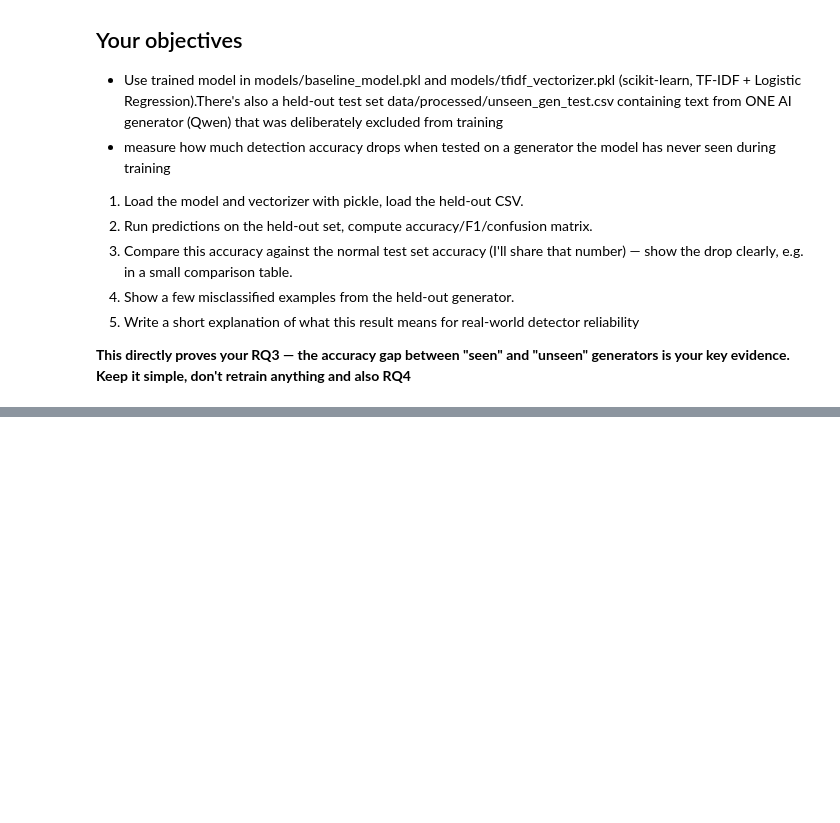
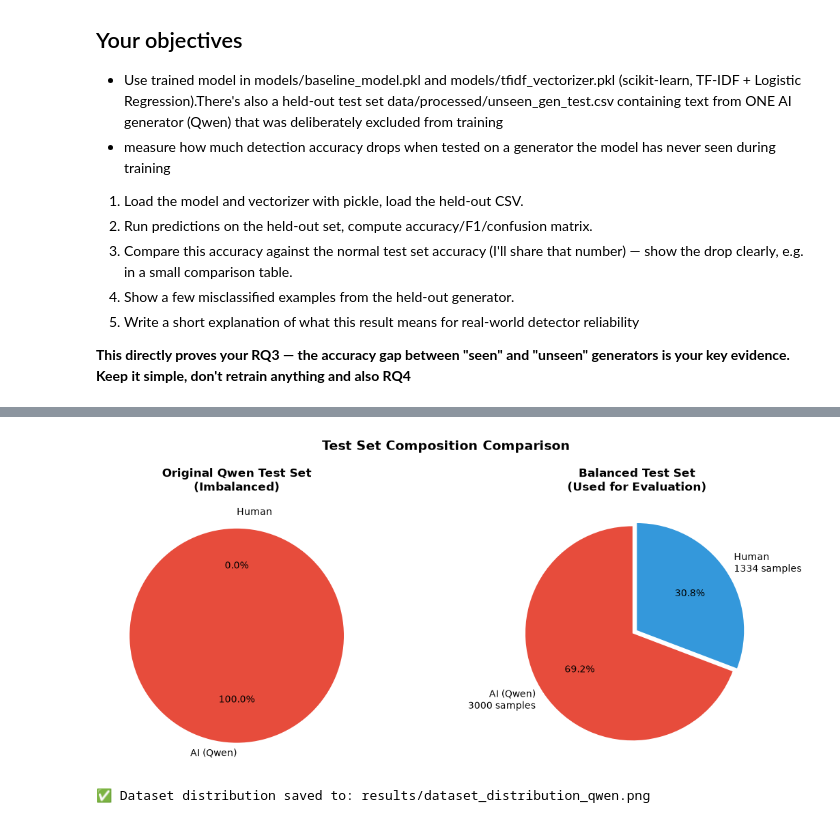
Before and after one commit to musharraf-Mac/AI-Text-Detection-NIA, a Jupyter notebook: notebooks/04_obj4_unsee_gen.ipynb, the cells around one changed output, grey strips where cells are left out. Cells and saved outputs as stored; diff of their text form; code cells hidden in the pictures; blank space fills up the shorter version.

```diff
--- a/notebooks/04_obj4_unsee_gen.ipynb
+++ b/notebooks/04_obj4_unsee_gen.ipynb
@@ -27,0 +1197,24 @@ result = predict_batch(held_out)
+# %%
+# Show dataset distribution
+fig, (ax1, ax2) = plt.subplots(1, 2, figsize=(12, 5))
+
+# Qwen test set distribution (original)
+original_dist = [3000, 0]  # All AI, no human
+ax1.pie(original_dist, labels=['AI (Qwen)', 'Human'], autopct='%1.1f%%',
+        colors=['#e74c3c', '#3498db'], startangle=90, explode=(0.05, 0))
+ax1.set_title('Original Qwen Test Set\n(Imbalanced)', fontsize=12, fontweight='bold')
+
+# Balanced test set distribution
+balanced_dist = [3000, 1334]  # AI + Human
+ax2.pie(balanced_dist, labels=[f'AI (Qwen)\n{3000} samples', f'Human\n{1334} samples'],
+        autopct='%1.1f%%', colors=['#e74c3c', '#3498db'], startangle=90, explode=(0.05, 0))
+ax2.set_title('Balanced Test Set\n(Used for Evaluation)', fontsize=12, fontweight='bold')
+
+plt.suptitle('Test Set Composition Comparison', fontsize=14, fontweight='bold')
+plt.tight_layout()
+plt.savefig('../results/dataset_distribution_qwen.png', dpi=300, bbox_inches='tight')
+plt.show()
+print("✅ Dataset distribution saved to: results/dataset_distribution_qwen.png")
+# %% [output]
+[figure, added]
+✅ Dataset distribution saved to: results/dataset_distribution_qwen.png
```
Also changed, not shown: parts of 32 cells of this notebook, 12 other files.
